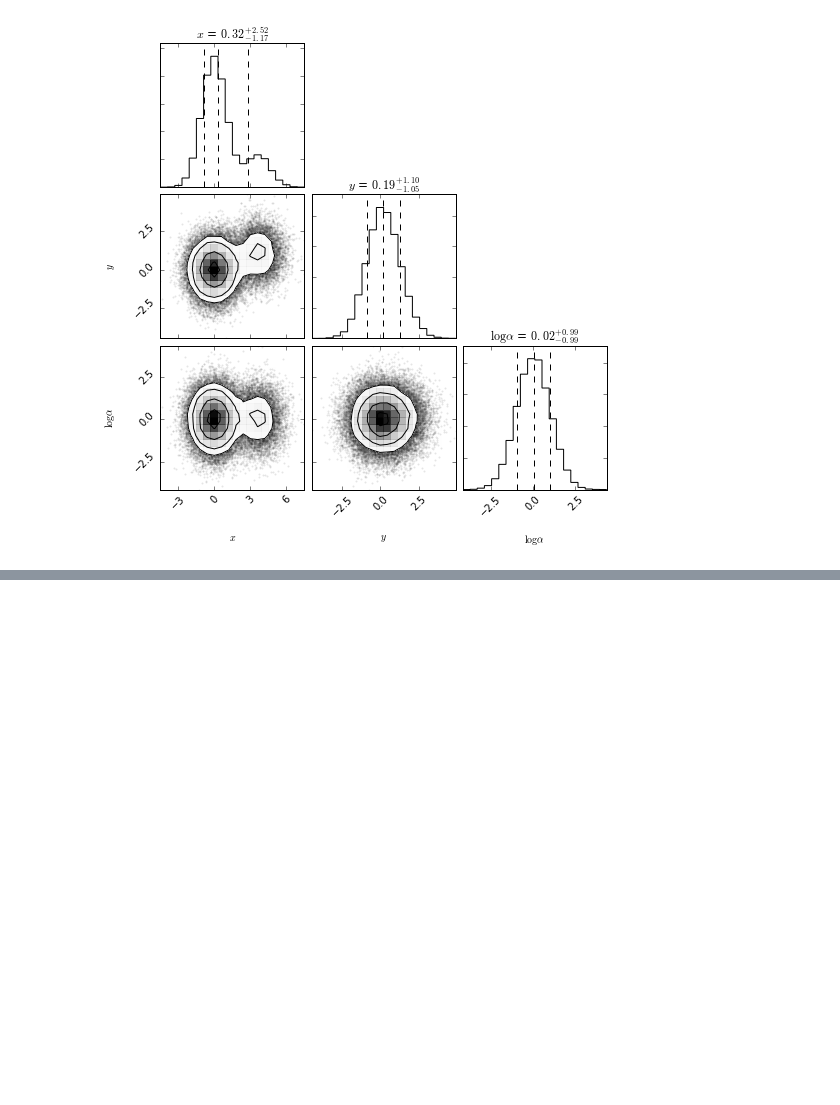
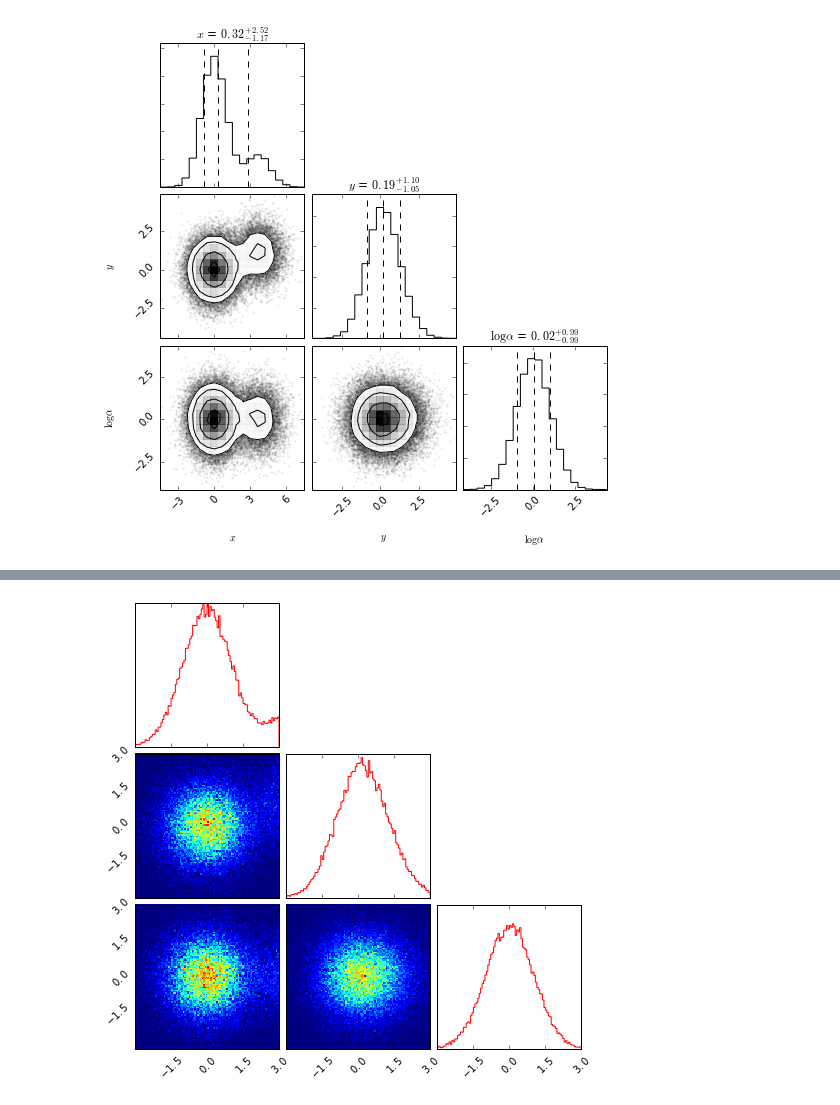
Before and after one commit to yhaddad/KaggleDojo, a Jupyter notebook: Testing_corner.ipynb, the cells around one changed output, grey strips where cells are left out. Cells and saved outputs as stored; diff of their text form; code cells hidden in the pictures; blank space fills up the shorter version.

```diff
--- a/Testing_corner.ipynb
+++ b/Testing_corner.ipynb
@@ -137,0 +56,65 @@ label
+# %%
+from matplotlib.ticker import MaxNLocator, NullLocator
+from matplotlib.colors import LinearSegmentedColormap, colorConverter
+from matplotlib.ticker import ScalarFormatter
+
+fig, axes = plt.subplots(K, K, figsize=(dim, dim))
+lb = lbdim / dim
+tr = (lbdim + plotdim) / dim
+
+max_n_ticks=5
+
+fig.subplots_adjust(left=lb, bottom=lb, right=tr, top=tr, wspace=whspace, hspace=whspace)
+
+hist_kwargs = dict()
+hist_kwargs["color"]    = hist_kwargs.get("color", "red")
+hist_kwargs["histtype"] = hist_kwargs.get("histtype", "step")
+
+for i, x in enumerate(xs):
+    ax = axes[i, i]
+    n, _, _ = ax.hist(x, bins=100,range=[-3,3], **hist_kwargs)
+    ax.set_xlim([-3,3])
+    ax.set_yticklabels([])
+    if max_n_ticks == 0:
+        ax.xaxis.set_major_locator(NullLocator())
+        ax.yaxis.set_major_locator(NullLocator())
+    else:
+        ax.xaxis.set_major_locator(MaxNLocator(max_n_ticks, prune="lower"))
+        ax.yaxis.set_major_locator(NullLocator())
+    if i < K - 1:
+        ax.set_xticklabels([])
+    else:
+        [l.set_rotation(45) for l in ax.get_xticklabels()]
+        ax.xaxis.set_major_formatter( ScalarFormatter(useMathText=True))
+    for j, y in enumerate(xs):
+        ax = axes[i, j]
+        if j > i:
+            ax.set_frame_on(False)
+            ax.set_xticks([])
+            ax.set_yticks([])
+            continue
+        elif j == i:
+            continue
+
+        ax.hist2d(y, x, range=[[-3,3],[-3,3]], bins=[100,100])
+        if max_n_ticks == 0:
+            ax.xaxis.set_major_locator(NullLocator())
+            ax.yaxis.set_major_locator(NullLocator())
+        else:
+            ax.xaxis.set_major_locator(MaxNLocator(max_n_ticks,prune="lower"))
+            ax.yaxis.set_major_locator(MaxNLocator(max_n_ticks,prune="lower"))
+
+        if i < K - 1:
+            ax.set_xticklabels([])
+        else:
+            [l.set_rotation(45) for l in ax.get_xticklabels()]
+            # use MathText for axes ticks
+            ax.xaxis.set_major_formatter(ScalarFormatter(useMathText=True))
+        if j > 0:
+            ax.set_yticklabels([])
+        else:
+            [l.set_rotation(45) for l in ax.get_yticklabels()]
+            # use MathText for axes ticks
+            ax.yaxis.set_major_formatter(ScalarFormatter(useMathText=True))
+# %% [output]
+[figure, added]
```
Also changed, not shown: parts of 9 cells of this notebook, 1 other file.
